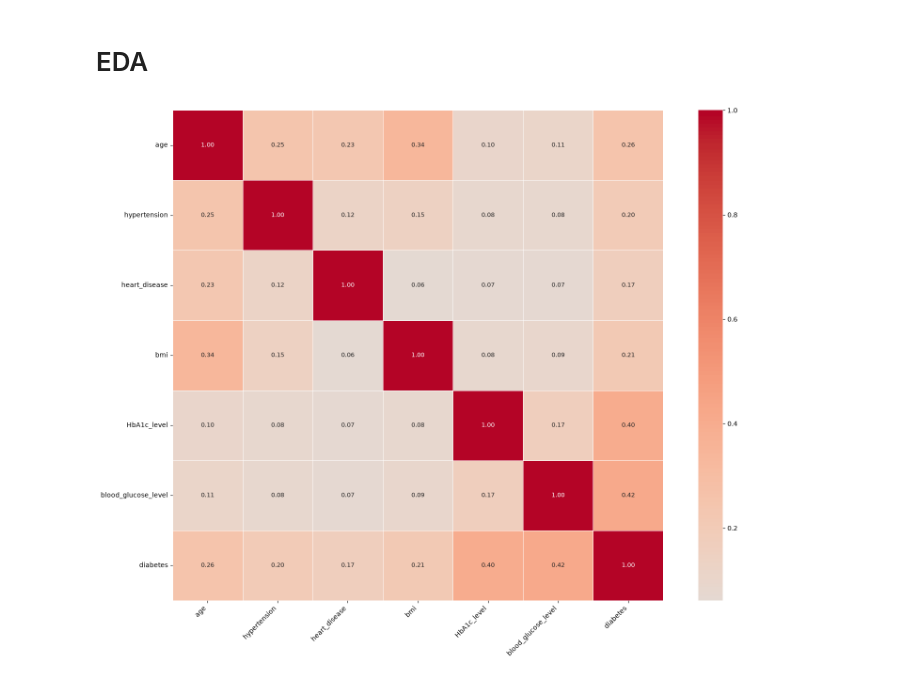
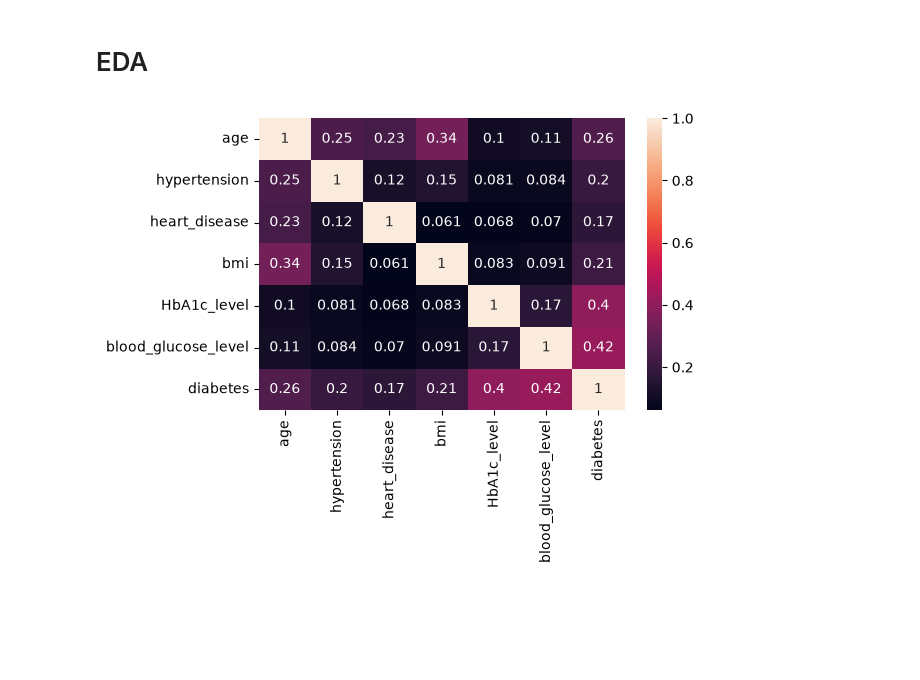
Before and after one commit to miraj-since2005/Diabetes-Prediction, a Jupyter notebook: Codebook.ipynb, the cells around one changed output. Cells and saved outputs as stored; diff of their text form; code cells hidden in the pictures; blank space fills up the shorter version.

```diff
--- a/Codebook.ipynb
+++ b/Codebook.ipynb
@@ -63,23 +74,12 @@ df.describe()
 # EDA
 # %%
 corr = df.corr(numeric_only=True)
-
-plt.figure(figsize=(16, 12))
-
 sns.heatmap(
     corr,
     annot=True,
-    fmt=".2f",
-    cmap="coolwarm",
-    center=0,
-    square=True,
-    linewidths=0.5,
-    annot_kws={"size": 9}
 )
 
-plt.xticks(rotation=45, ha="right", fontsize=10)
-plt.yticks(rotation=0, fontsize=10)
 plt.tight_layout()
 plt.show()
 # %% [output]
-[figure, old version]
+[figure, new version]
```
Also changed, not shown: parts of 3 cells of this notebook.
